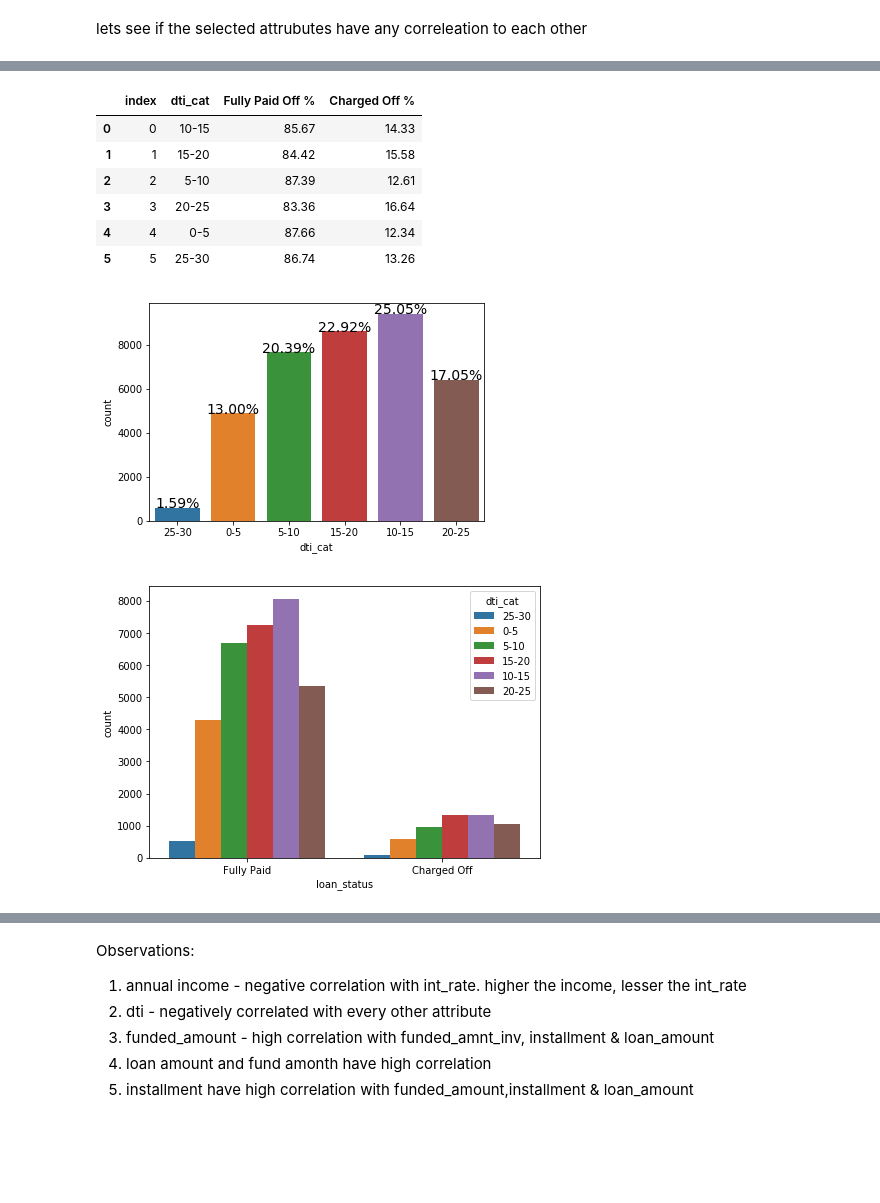
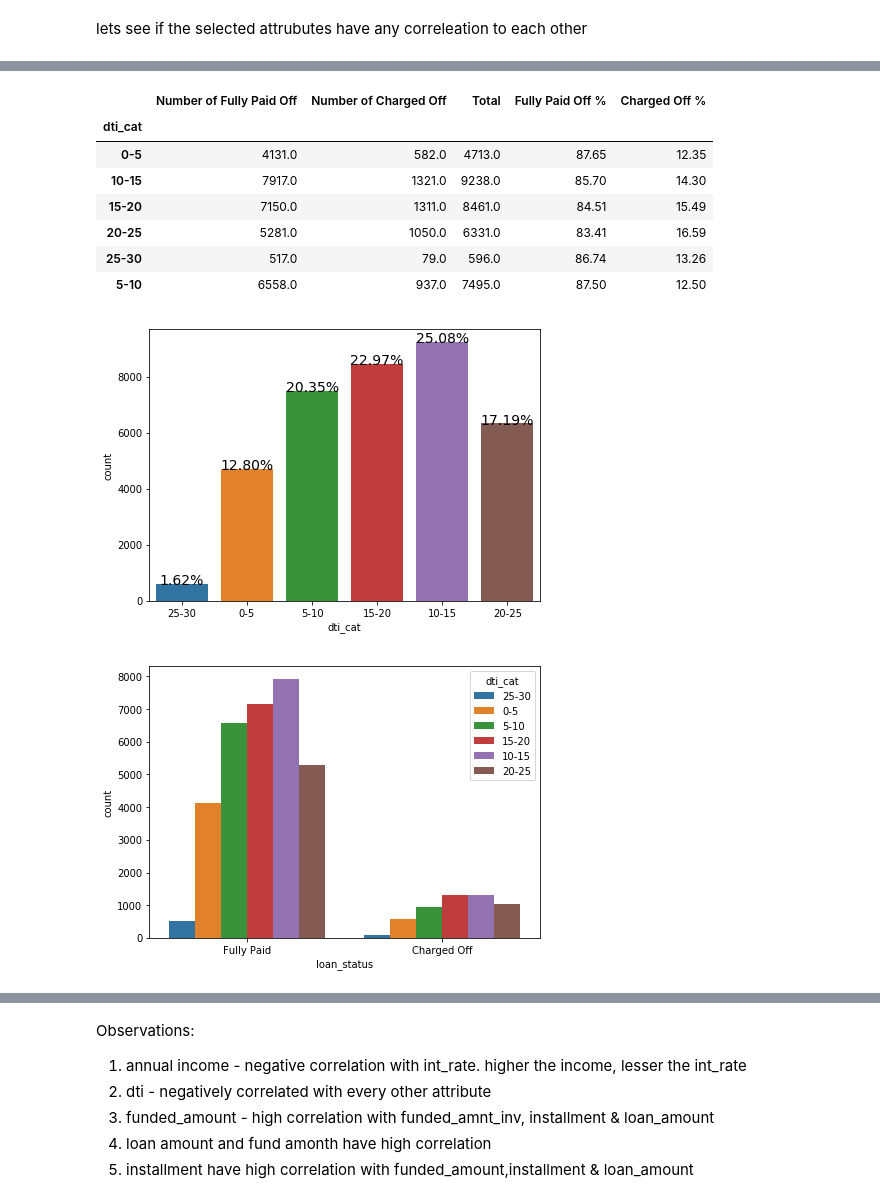
Before and after one commit to pankhurimishra81/Lending-Club-Case-Study, a Jupyter notebook: Group_Facilitator_Name.ipynb, the cells around one changed output, grey strips where cells are left out. Saved outputs shown, nothing was run; the diff lists cells and outputs as text; code cells hidden in the pictures; blank space fills up the shorter version.

```diff
--- a/Group_Facilitator_Name.ipynb
+++ b/Group_Facilitator_Name.ipynb
@@ -186,6 +23,6 @@ Let's get the dataset with the required attributes only
 # %%
 loan=loan[["addr_state" ,"annual_inc", "annual_inc_joint","emp_length","home_ownership","verification_status",
            "verification_status_joint","dti","dti_joint","application_type",
-           "grade","installment","int_rate","issue_d","loan_amnt","loan_status","purpose","sub_grade","term"]]
+           "grade","installment","int_rate","issue_d","loan_amnt","loan_status","purpose","term","pub_rec_bankruptcies","pub_rec"]]
 loan.shape
 # %% [output]
@@ -272,5 +124,9 @@ dtype: float64
 #With abovee data, we have employment length missing for 2.68% applicants.
 #Lets drop the data set with missing values
 loan = loan[~loan.emp_length.isna()]
+
+#We have bankruptcies missing for 1.81% applicants.
+#Lets drop the data set with missing values
+loan = loan[~loan.pub_rec_bankruptcies.isna()]
 loan.shape
 # %% [output]
@@ -528,23 +436,0 @@ display_countplot("purpose")
-# %%
-from IPython.display import display
-def find_pattern_with_loan_status(variable,x,y):
-    dict_fully_paid = loan[loan["loan_status"]=="Fully Paid"][variable].value_counts().to_dict()
-    dict_charged_off = loan[loan["loan_status"]=="Charged Off"][variable].value_counts().to_dict()
-    total=len(loan)
-    data=[]
-    cols=[variable,"Fully Paid Off %","Charged Off %"]
-    for key in dict_fully_paid:
-        fully_paid= 0 if dict_fully_paid.get(key) is None else dict_fully_paid.get(key)
-        charged_off=0 if dict_charged_off.get(key) is None else dict_charged_off.get(key)
-        total=fully_paid+charged_off
-        fully_paid_per = round((fully_paid/total)*100,2)
-        charged_off_per = round((charged_off/total)*100,2)
-        data.append([key,float(fully_paid_per),float(charged_off_per)])
-
-    df = pd.DataFrame(data, columns=cols)
-    df.set_index(variable, inplace=True)
-    df=df.sort_values(variable)
-    display(df)
-    fig_dims = (x,y)
-    fig, ax = plt.subplots(figsize=fig_dims)
-    df.plot(kind='bar',ax=ax)
@@ -698,30 +575,31 @@ find_pattern_with_loan_status("loan_amt_cat",7,5)
 # %%
 #Let's create derived variable using the loan amount
 def categorige_dti(var):
     if(var <=5): #0-5
         return "0-5"
     elif(5<var<=10): #5-10
         return "5-10"
     elif(10<var<=15): #10-15
         return "10-15"
     elif(15<var<=20): #15-20
         return "15-20"
     elif(20<var<=25): #20-25
         return "20-25"
     else: #25-30
         return "25-30"
 
 loan['dti_cat']=loan.apply(lambda x: categorige_dti(x.dti),axis=1)
-display_bar_plot("dti_cat")
-display_countplot("dti_cat")
+display_bar_plot("dti_cat",7,5)
+display_countplot("dti_cat",7,5)
 find_pattern_with_loan_status("dti_cat",7,5)
 # %% [output]
-|  | index | dti_cat | Fully Paid Off % | Charged Off % |
-| 0 | 0 | 10-15 | 85.67 | 14.33 |
-| 1 | 1 | 15-20 | 84.42 | 15.58 |
-| 2 | 2 | 5-10 | 87.39 | 12.61 |
-| 3 | 3 | 20-25 | 83.36 | 16.64 |
-| 4 | 4 | 0-5 | 87.66 | 12.34 |
-| 5 | 5 | 25-30 | 86.74 | 13.26 |
+|  | Number of Fully Paid Off | Number of Charged Off | Total | Fully Paid Off % | Charged Off % |
+| dti_cat |  |  |  |  |  |
+| 0-5 | 4131.0 | 582.0 | 4713.0 | 87.65 | 12.35 |
+| 10-15 | 7917.0 | 1321.0 | 9238.0 | 85.70 | 14.30 |
+| 15-20 | 7150.0 | 1311.0 | 8461.0 | 84.51 | 15.49 |
+| 20-25 | 5281.0 | 1050.0 | 6331.0 | 83.41 | 16.59 |
+| 25-30 | 517.0 | 79.0 | 596.0 | 86.74 | 13.26 |
+| 5-10 | 6558.0 | 937.0 | 7495.0 | 87.50 | 12.50 |
-[figure, old version]
+[figure, new version]
-[figure, old version]
+[figure, new version]
```
Also changed, not shown: parts of 63 cells of this notebook.
